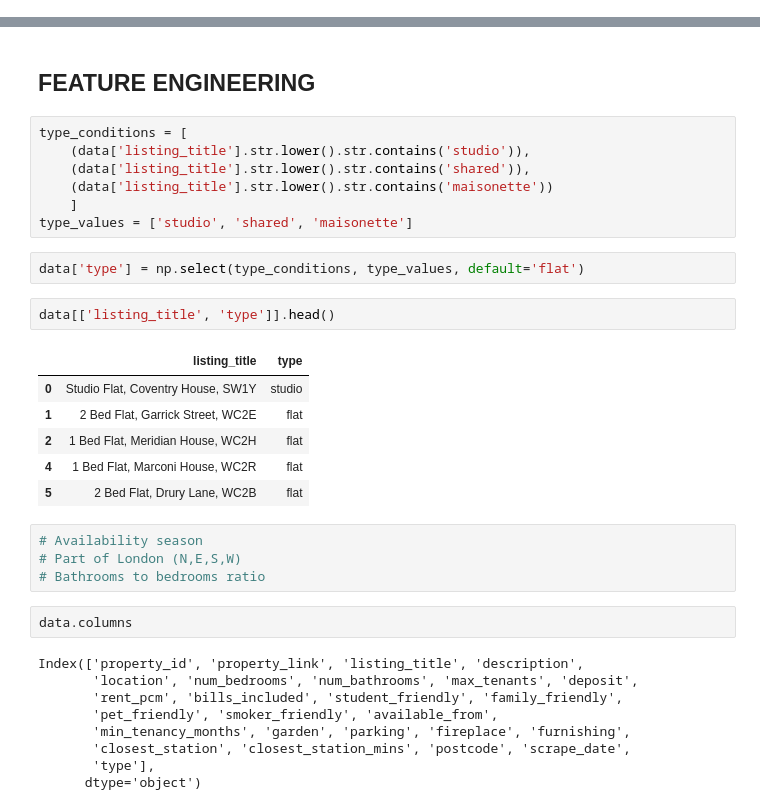
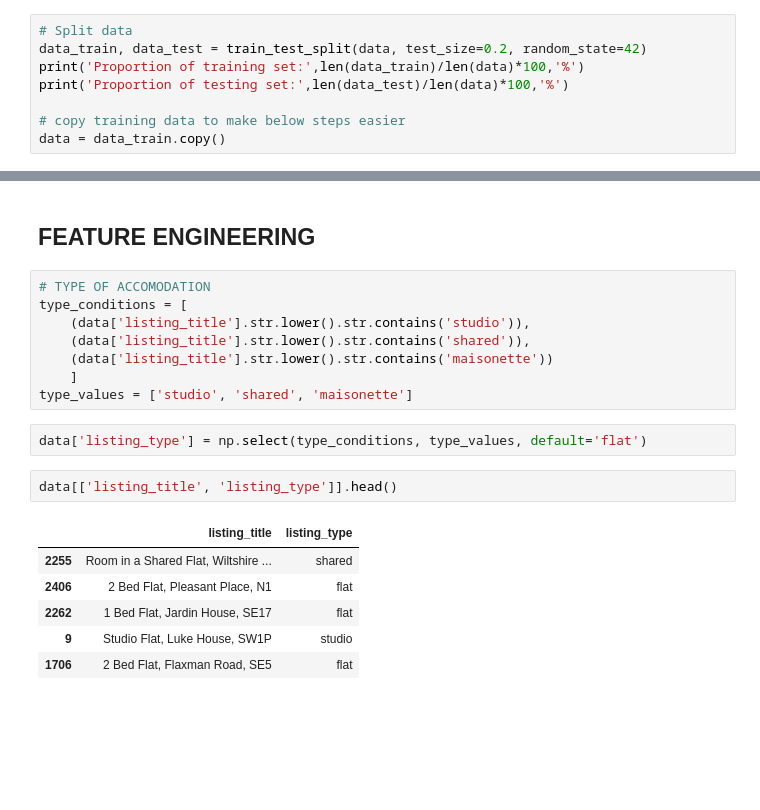
Before and after one commit to EricLeon/Real_Estate, a Jupyter notebook: Flat Rental Analysis & Modelling.ipynb, the cells around one changed output, grey strips where cells are left out. Drawn from its saved outputs; the diff is of its cells as text; blank space fills up the shorter version.

```diff
--- a/Flat Rental Analysis & Modelling.ipynb
+++ b/Flat Rental Analysis & Modelling.ipynb
@@ -98,0 +179,8 @@ I can see that the deposit & rent_pcm features already look a little bit better,
+# %%
+# Split data
+data_train, data_test = train_test_split(data, test_size=0.2, random_state=42)
+print('Proportion of training set:',len(data_train)/len(data)*100,'%')
+print('Proportion of testing set:',len(data_test)/len(data)*100,'%')
+
+# copy training data to make below steps easier
+data = data_train.copy()
@@ -190,6 +261,7 @@ There don't seem to be any real patterns jumping out at me when looking at the p
 # %% [markdown]
 ## FEATURE ENGINEERING
 # %%
+# TYPE OF ACCOMODATION
 type_conditions = [
     (data['listing_title'].str.lower().str.contains('studio')),
     (data['listing_title'].str.lower().str.contains('shared')),
@@ -197,28 +269,13 @@ type_conditions = [
     ]
 type_values = ['studio', 'shared', 'maisonette']
 # %%
-data['type'] = np.select(type_conditions, type_values, default='flat')
+data['listing_type'] = np.select(type_conditions, type_values, default='flat')
 # %%
-data[['listing_title', 'type']].head()
+data[['listing_title', 'listing_type']].head()
 # %% [output]
-|  | listing_title | type |
-| 0 | Studio Flat, Coventry House, SW1Y | studio |
-| 1 | 2 Bed Flat, Garrick Street, WC2E | flat |
-| 2 | 1 Bed Flat, Meridian House, WC2H | flat |
-| 4 | 1 Bed Flat, Marconi House, WC2R | flat |
-| 5 | 2 Bed Flat, Drury Lane, WC2B | flat |
+|  | listing_title | listing_type |
+| 2255 | Room in a Shared Flat, Wiltshire ... | shared |
+| 2406 | 2 Bed Flat, Pleasant Place, N1 | flat |
+| 2262 | 1 Bed Flat, Jardin House, SE17 | flat |
+| 9 | Studio Flat, Luke House, SW1P | studio |
+| 1706 | 2 Bed Flat, Flaxman Road, SE5 | flat |
-# %%
-# Availability season
-# Part of London (N,E,S,W)
-# Bathrooms to bedrooms ratio
-# %%
-data.columns
-# %% [output]
-Index(['property_id', 'property_link', 'listing_title', 'description',
-       'location', 'num_bedrooms', 'num_bathrooms', 'max_tenants', 'deposit',
-       'rent_pcm', 'bills_included', 'student_friendly', 'family_friendly',
-       'pet_friendly', 'smoker_friendly', 'available_from',
-       'min_tenancy_months', 'garden', 'parking', 'fireplace', 'furnishing',
-       'closest_station', 'closest_station_mins', 'postcode', 'scrape_date',
-       'type'],
-      dtype='object')
```
Also changed, not shown: parts of 37 cells of this notebook, 4 other files.
